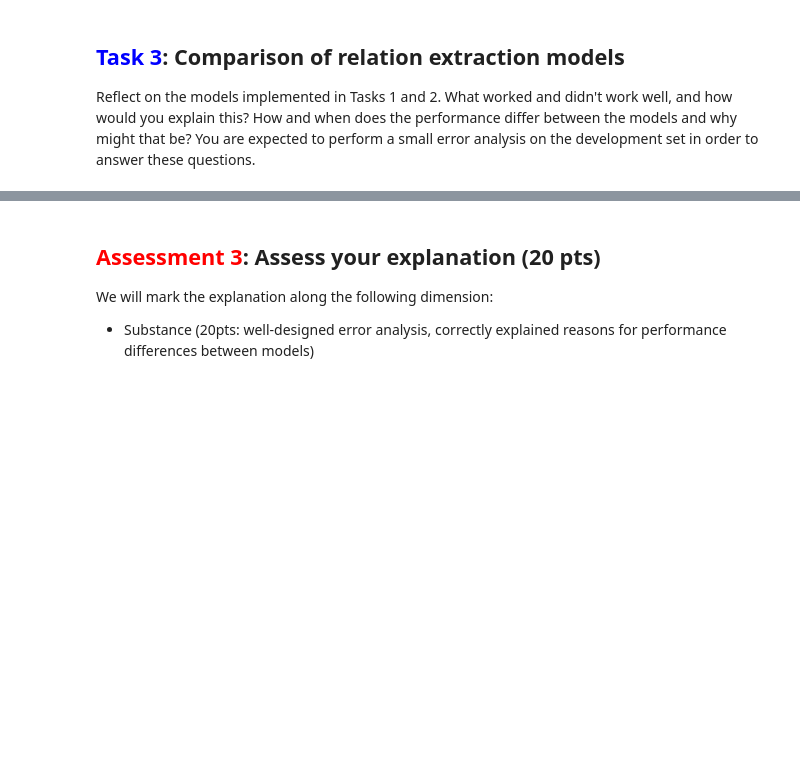
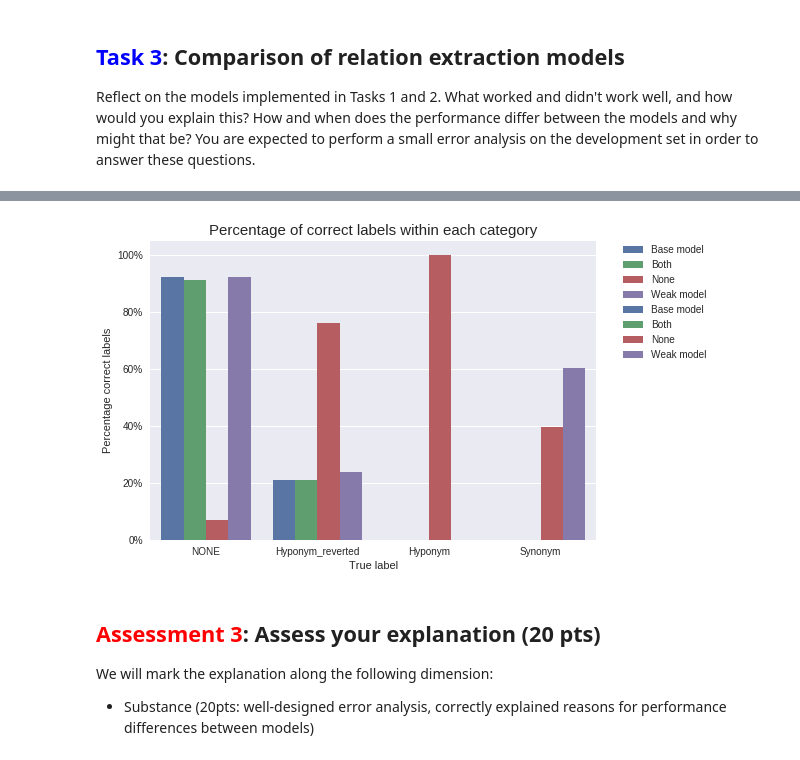
Before and after one commit to UsernamePSQ/nlp_final, a Jupyter notebook: stat-nlp-book/assignments/2019/final_assignment/problem/final_assignment.ipynb, the cells around one changed output, grey strips where cells are left out. Cells and saved outputs as stored; diff of their text form; code cells hidden in the pictures; blank space fills up the shorter version.

```diff
--- a/stat-nlp-book/assignments/2019/final_assignment/problem/final_assignment.ipynb
+++ b/stat-nlp-book/assignments/2019/final_assignment/problem/final_assignment.ipynb
@@ -751,3 +782,6 @@ Finally, we assess your modelling design choices and how you motivated them, whi
 ## <font color='blue'>Task 3</font>: Comparison of relation extraction models
 
 Reflect on the models implemented in Tasks 1 and 2. What worked and didn't work well, and how would you explain this? How and when does the performance differ between the models and why might that be? You are expected to perform a small error analysis on the development set in order to answer these questions.
+# %%
+# DataFrame for later use
+df_err_an = get_dataframe(dev_data, data_m_XY_dev, y_true, y_base, y_weak)
@@ -754,3 +803,9 @@ Reflect on the models implemented in Tasks 1 and 2. What worked and didn't work
+# %%
+### Plot seaborn with labels
+_ = plot_correct_labels(df_err_an)
+plt.show()
+# %% [output]
+[figure, added]
 # %% [markdown]
 ## <font color='red'>Assessment 3</font>: Assess your explanation (20 pts)
 
```
Also changed, not shown: parts of 9 cells of this notebook.
